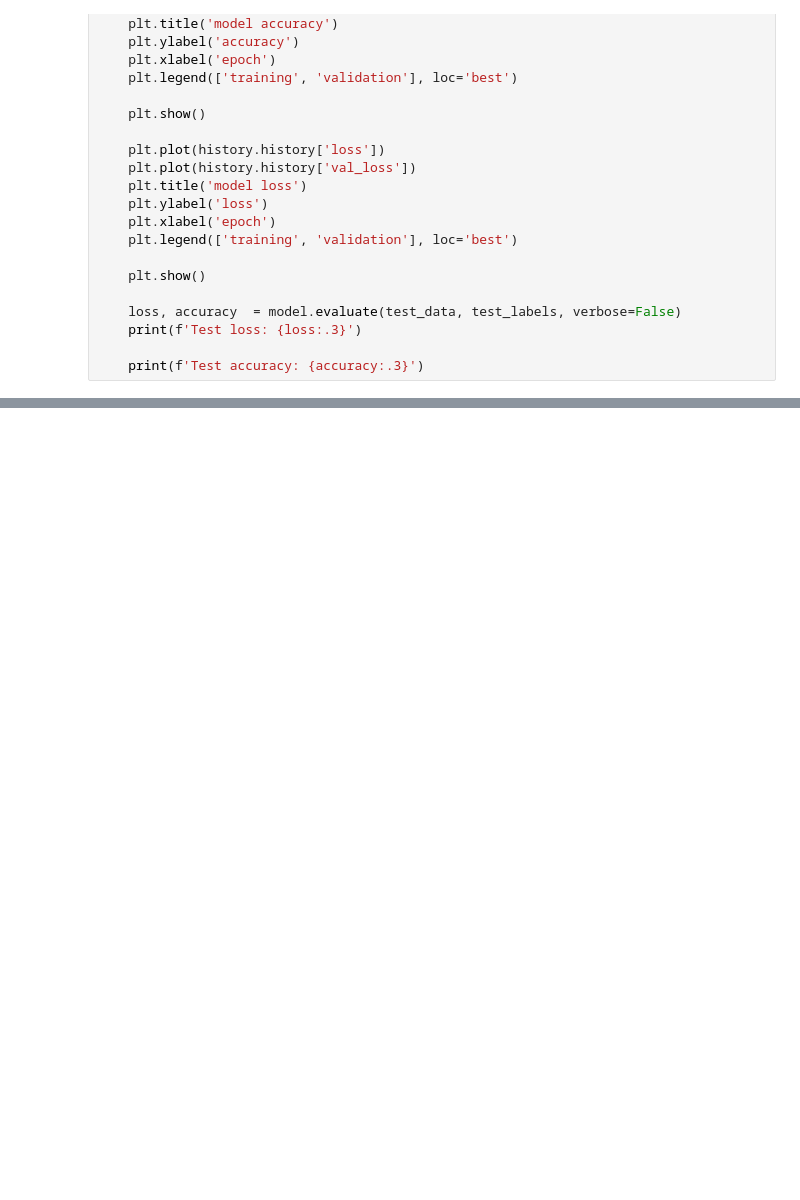
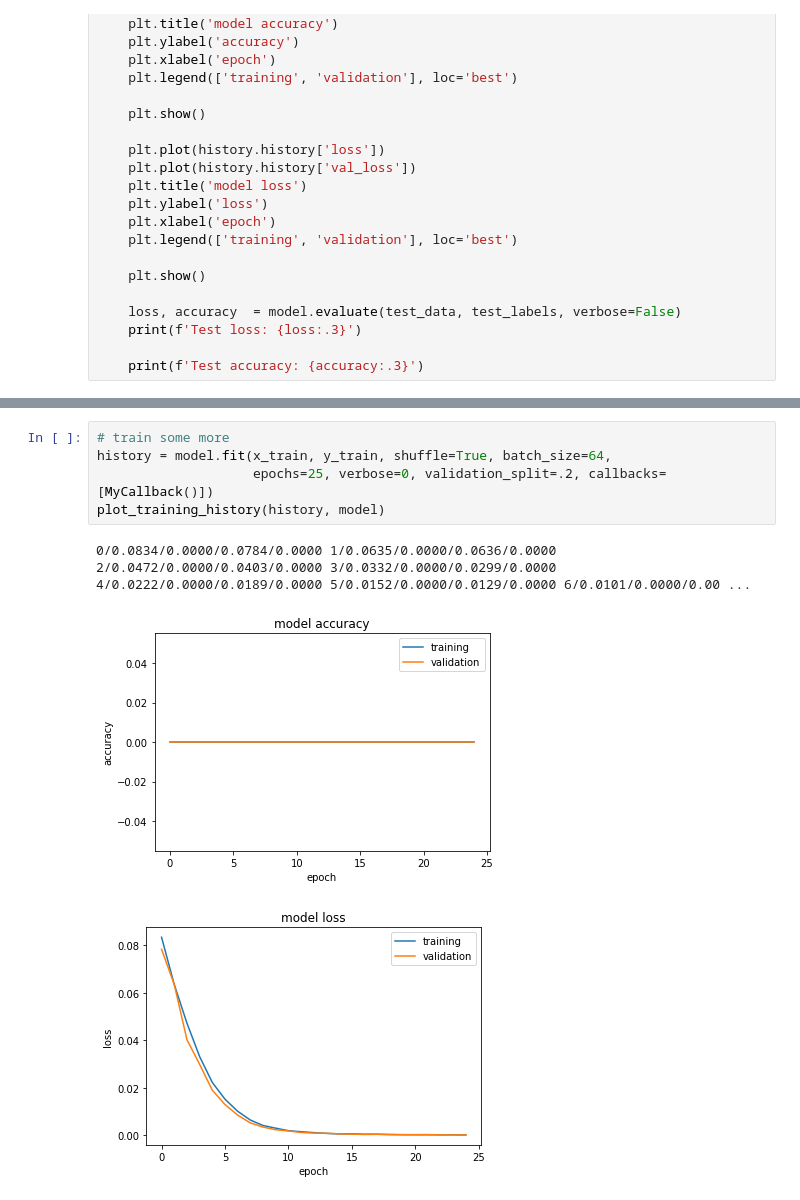
Before and after one commit to atobe/intro_to_dl_shared, a Jupyter notebook: 00 simpler sine following.ipynb, the cells around one changed output, grey strips where cells are left out. Drawn from its saved outputs; the diff is of its cells as text; blank space fills up the shorter version.

```diff
--- a/00 simpler sine following.ipynb
+++ b/00 simpler sine following.ipynb
@@ -104,0 +111,9 @@ Test accuracy: 0.000606
+# %%
+# train some more
+history = model.fit(x_train, y_train, shuffle=True, batch_size=64,
+                    epochs=25, verbose=0, validation_split=.2, callbacks=[MyCallback()])
+plot_training_history(history, model)
+# %% [output]
+0/0.0834/0.0000/0.0784/0.0000 1/0.0635/0.0000/0.0636/0.0000 2/0.0472/0.0000/0.0403/0.0000 3/0.0332/0.0000/0.0299/0.0000 4/0.0222/0.0000/0.0189/0.0000 5/0.0152/0.0000/0.0129/0.0000 6/0.0101/0.0000/0.00 ...
+[figure, added]
+[figure, added]
```
Also changed, not shown: parts of 7 cells of this notebook.
